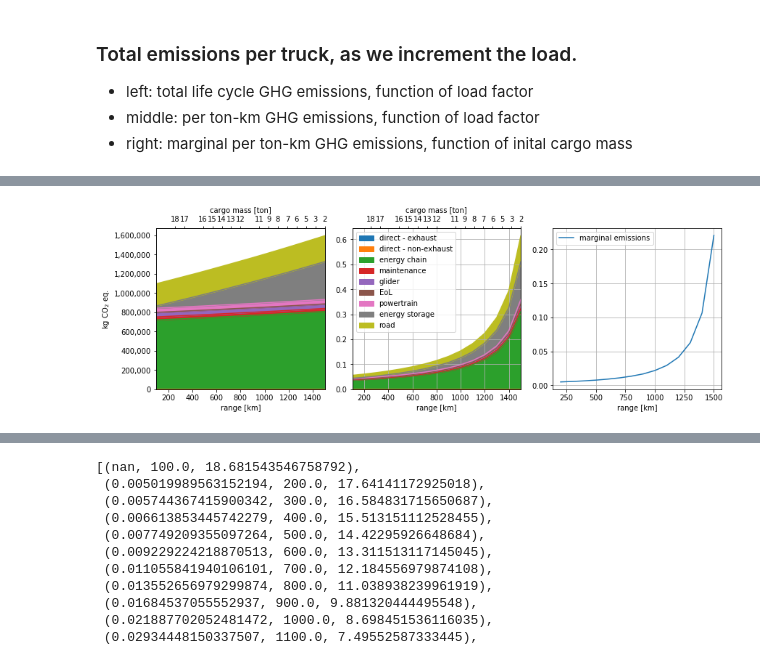
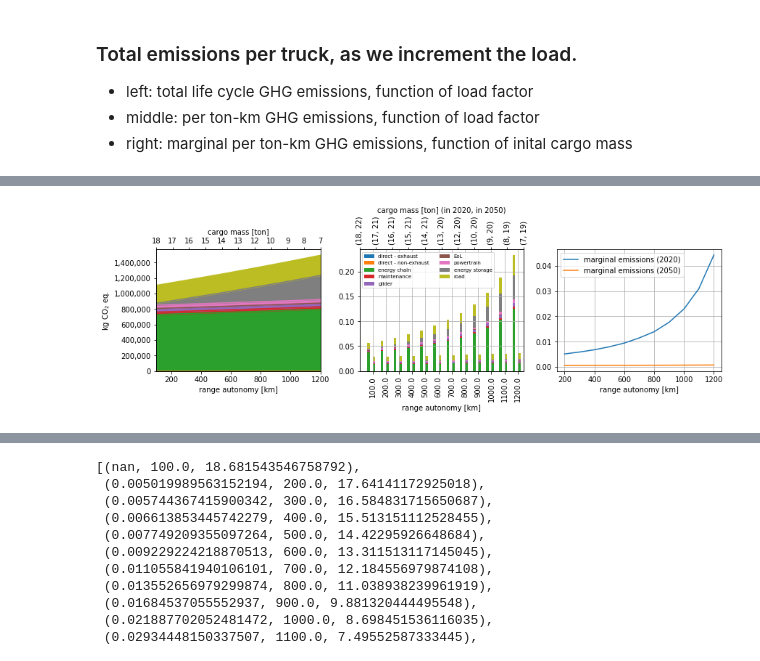
Before and after one commit to massimopizzol/non-linearity-LCA, a Jupyter notebook: truck_analysis/RS_truck_analysis_01.ipynb, the cells around one changed output, grey strips where cells are left out. Cells and saved outputs as stored; diff of their text form; code cells hidden in the pictures.

Commit message:
Improves figures

```diff
--- a/truck_analysis/RS_truck_analysis_01.ipynb
+++ b/truck_analysis/RS_truck_analysis_01.ipynb
@@ -106,7 +106,7 @@ l_res=[
     ]
       ]
 
-for load_factor in np.arange(0.01, 1.01, 0.05):
+for load_factor in np.arange(0.01, 1.06, 0.05):
 
     array.loc[dict(parameter="capacity utilization")] = load_factor
     tm = ct.TruckModel(array, cycle="Long haul", country="RER")
@@ -749,3 +821,9 @@ df_km.loc[:, "fuel consumption per 100 km"] = (df_km.loc[:,"fuel mass [kg]"]/df_
+# %%
+df_km_2050 = pd.DataFrame(l_res_2050[1:], columns=l_res_2050[0])
+df_km_2050.loc[df_km_2050["direct - non-exhaust"]<0,"direct - non-exhaust"] = 0
+df_km_2050.loc[df_km_2050["direct - exhaust"]<0,"direct - exhaust"] = 0
+df_km_2050.loc[:,"capacity utilization [%]"] *= 100
+df_km_2050.loc[:, "fuel consumption per 100 km"] = (df_km_2050.loc[:,"fuel mass [kg]"]/df_km_2050.loc[:,"target range [km]"])*100
 # %%
 cols=[
     "direct - exhaust",
@@ -759,9 +837,13 @@ cols=[
     "road",
 ]
 
-df_total = ((df_km.loc[:,"total cargo mass [kg]"]/1000)*df_km.loc[:,"lifetime [km]"]*df_km.loc[:,cols].T).T
+df_total = ((df_km_2020.loc[:,"total cargo mass [kg]"]/1000)*df_km_2020.loc[:,"lifetime [km]"]*df_km_2020.loc[:,cols].T).T
 df_total.columns=[c+" - total" for c in df_total.columns]
-df_km = pd.concat([df_km, df_total], axis=1)
+df_km_2020 = pd.concat([df_km_2020, df_total], axis=1)
+
+df_total_2050 = ((df_km_2050.loc[:,"total cargo mass [kg]"]/1000)*df_km_2050.loc[:,"lifetime [km]"]*df_km_2050.loc[:,cols].T).T
+df_total_2050.columns=[c+" - total" for c in df_total_2050.columns]
+df_km_2050 = pd.concat([df_km_2050, df_total_2050], axis=1)
 # %%
 fig1, axes = plt.subplots(ncols=3, nrows=1, constrained_layout=True, figsize=(12,4))
 
@@ -787,53 +869,76 @@ cols=[
     "powertrain",
     "energy storage",
     "road",
 ]
 
-df_km.loc[(df_km["powertrain type"]=="BEV")&(df_km["size"]=="40t"),:].plot(x="target range [km]",
+df_km_2020.loc[(df_km_2020["powertrain type"]=="BEV")&(df_km_2020["size"]=="40t"),:].plot(x="target range [km]",
                                                                      y=cols_total,
                                                                      kind="area", ax=axes[0], stacked=True)
 axes[0].yaxis.set_major_formatter(mpl.ticker.StrMethodFormatter('{x:,.0f}'))
 axes[0].set_ylabel("kg CO$_2$ eq.")
 axes[0].get_legend().remove()
-axes[0].set_xlabel("range [km]")
+axes[0].set_xlabel("range autonomy [km]")
+axes[0].set_xlim(100,1200)
 
 
 ax2_km = axes[0].twiny()
-vals = (df_km.loc[(df_km["powertrain type"]=="BEV")&(df_km["size"]=="40t"),"total cargo mass [kg]"]/1000).sort_values(ascending=False)
+vals = (df_km_2020.loc[(df_km_2020["powertrain type"]=="BEV")
+                       &(df_km_2020["size"]=="40t"),"total cargo mass [kg]"]/1000).sort_values(ascending=False)
 vals = [int(v) for v in vals]
-ax2_km.xaxis.set_major_locator(plt.MaxNLocator(5))
-ax2_km.set_xticks(vals)
-ax2_km.set_xticklabels(vals[::-1])
+
+vals_2050 = (df_km_2050.loc[(df_km_2050["powertrain type"]=="BEV")
+                       &(df_km_2050["size"]=="40t"),"total cargo mass [kg]"]/1000).sort_values(ascending=False)
+vals_2050 = [int(v) for v in vals_2050]
+
+ax2_km.xaxis.set_major_locator(plt.MaxNLocator(12))
+
+ax2_km.set_xticklabels(vals)
 ax2_km.set_xlabel("cargo mass [ton]")
 
-df_km.loc[(df_km["powertrain type"]=="BEV")&(df_km["size"]=="40t"),:].plot(x="target range [km]",
-                                                                     y=cols,
-                                                                     kind="area", ax=axes[1])
 
+df_km_2020.loc[(df_km_2020["powertrain type"]=="BEV")&(df_km_2020["size"]=="40t"),:]\
+    .plot(x="target range [km]",y=["direct - exhaust","direct - non-exhaust","energy chain","maintenance","glider",
+                      "EoL","powertrain","energy storage","road"], kind="bar", stacked=True, ax=axes[1],
+                                      width=.2, position=2)
 
-axes[1].set_xlabel("range [km]")
-axes[1].legend()
+df_km_2050.loc[(df_km_2050["powertrain type"]=="BEV")&(df_km_2050["size"]=="40t"),:]\
+    .plot(x="target range [km]",y=["direct - exhaust","direct - non-exhaust","energy chain","maintenance","glider",
+                      "EoL","powertrain","energy storage","road"], kind="bar", stacked=True, ax=axes[1],
+                                      width=.2, position=0)
+
+axes[1].set_xlim(-1,)
+axes[1].set_xlabel("range autonomy [km]")
+axes[1].legend(["direct - exhaust","direct - non-exhaust","energy chain","maintenance","glider",
+                      "EoL","powertrain","energy storage","road"], ncol=2, prop={'size': 7})
 axes[1].grid()
 
 ax3_km = axes[1].twiny()
-ax3_km.xaxis.set_major_locator(plt.MaxNLocator(5))
-ax3_km.set_xticks(vals)
-ax3_km.set_xticklabels(vals[::-1])
-ax3_km.set_xlabel("cargo mass [ton]")
+ax3_km.xaxis.set_major_locator(plt.MaxNLocator(12))
+
+ax3_km.set_xticklabels(zip(vals, vals_2050), rotation=90)
+ax3_km.set_xlabel("cargo mass [ton] (in 2020, in 2050)")
 
 
-vals_marg=df_km.loc[(df_km["powertrain type"]=="BEV")&(df_km["size"]=="40t"),cols_total].sum(axis=1).diff()/\
-    ((df_km.loc[(df["powertrain type"]=="BEV")&(df_km["size"]=="40t"),"total cargo mass [kg]"]/1000)*\
-    df_km.loc[(df["powertrain type"]=="BEV")&(df_km["size"]=="40t"),"lifetime [km]"]).values
+
+vals_marg=df_km_2020.loc[(df_km_2020["powertrain type"]=="BEV")&(df_km_2020["size"]=="40t"),cols].sum(axis=1).diff()
+
+xs=df_km_2020.loc[(df_km_2020["powertrain type"]=="BEV")&(df_km_2020["size"]=="40t"),"target range [km]"].values
+
+axes[2].plot(xs, vals_marg.values, label="marginal emissions (2020)")
 
 
-vals_marg=df_km.loc[(df_km["powertrain type"]=="BEV")&(df_km["size"]=="40t"),cols].sum(axis=1).diff()
 
-xs=df_km.loc[(df_km["powertrain type"]=="BEV")&(df_km["size"]=="40t"),"target range [km]"].values
+vals_marg_2050=df_km_2050.loc[(df_km_2050["powertrain type"]=="BEV")&(df_km_2050["size"]=="40t"),cols].sum(axis=1).diff()
 
-axes[2].plot(xs, vals_marg.values, label="marginal emissions")
-axes[2].set_xlabel("range [km]")
+xs=df_km_2050.loc[(df_km_2050["powertrain type"]=="BEV")&(df_km_2050["size"]=="40t"),"target range [km]"].values
+
+axes[2].plot(xs, vals_marg_2050.values, label="marginal emissions (2050)")
+
+
+axes[2].set_xlabel("range autonomy [km]")
 axes[2].legend()
 axes[2].grid()
+
+fig1.savefig("fig2.png", dpi=300)
 # %% [output]
-[figure, old version]
+[figure, new version]
```
Also changed, not shown: parts of 12 cells of this notebook, 2 other files.
